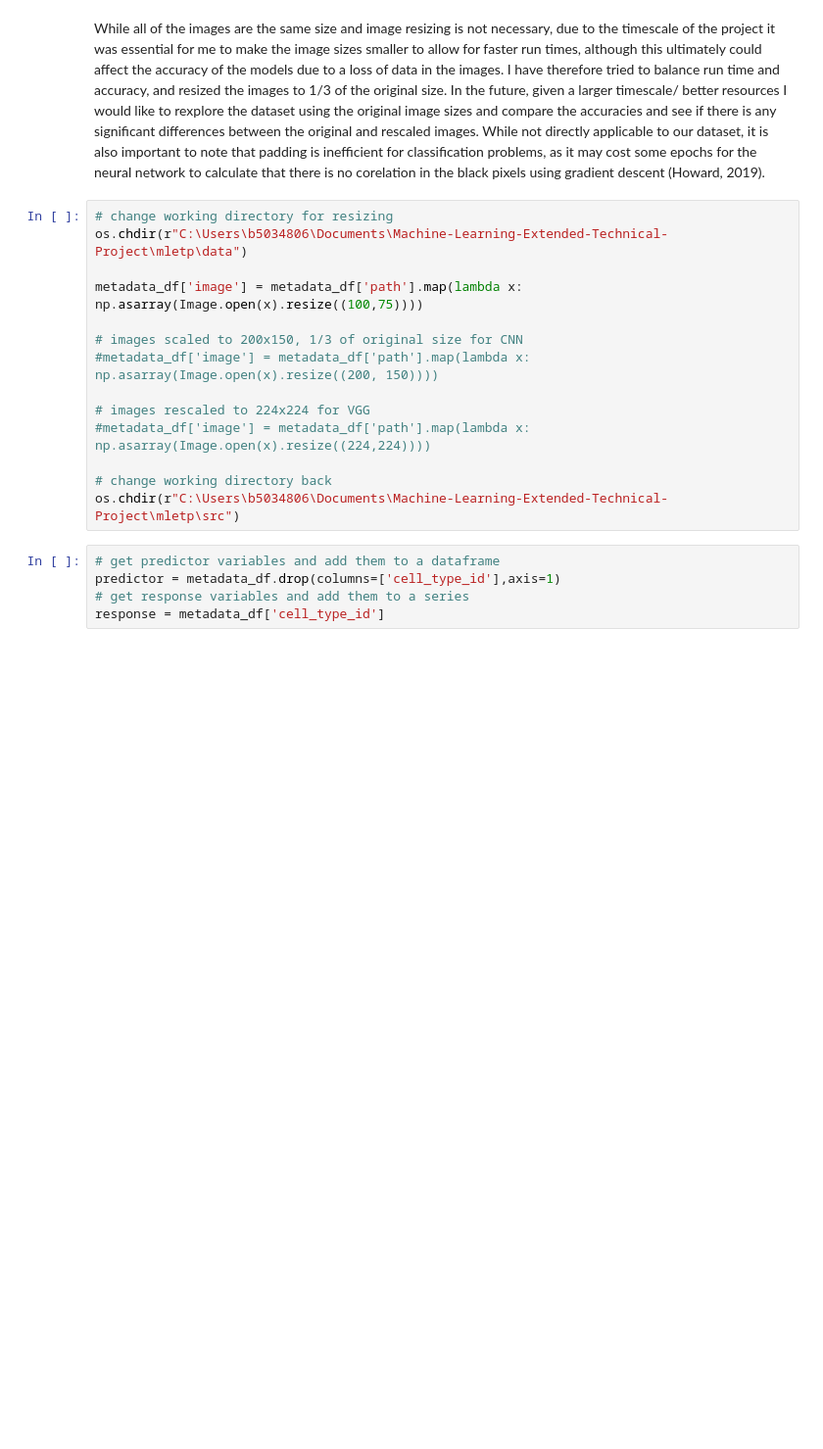
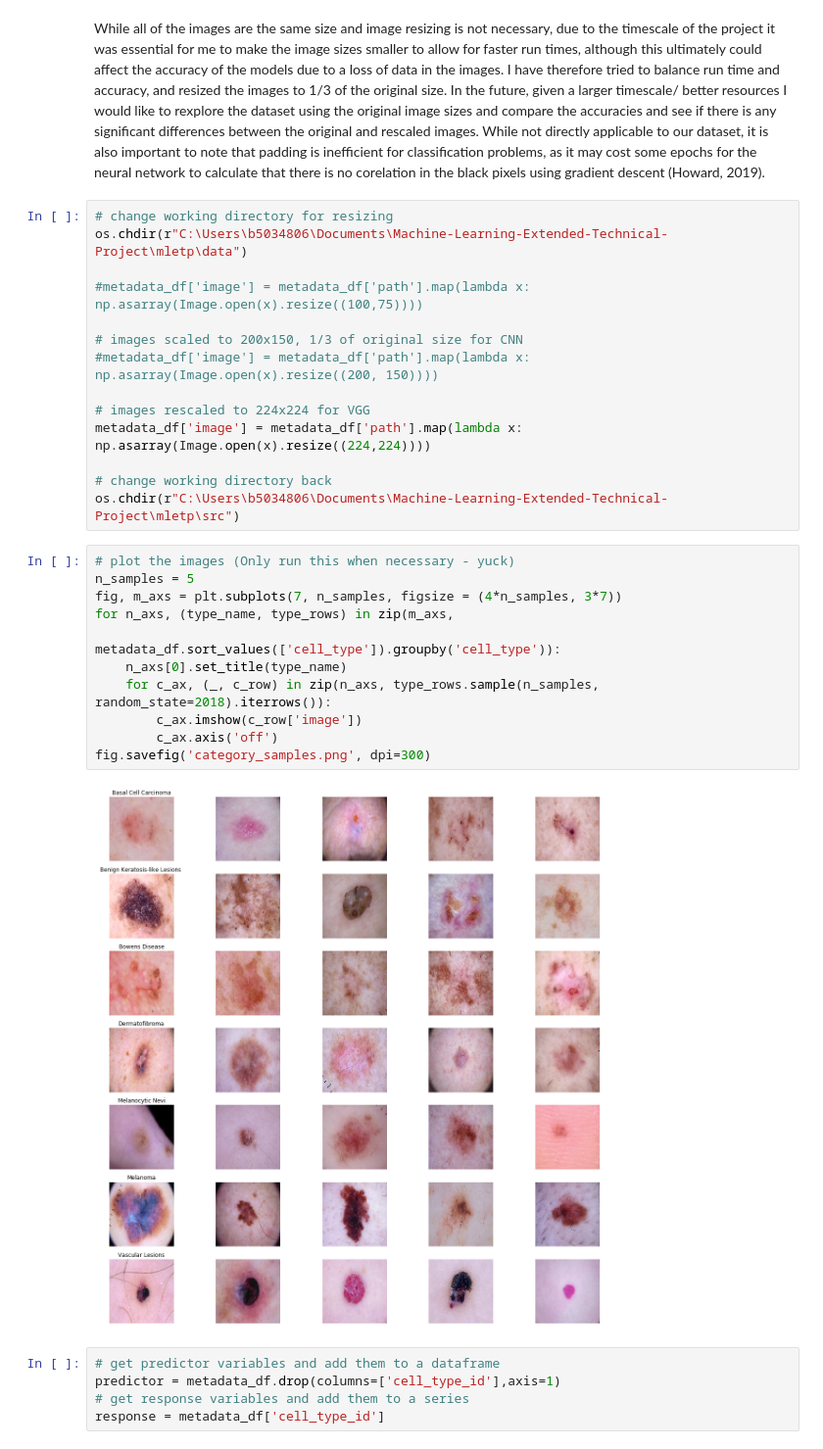
Before and after one commit to b-scott/Machine-Learning-Extended-Technical-Project, a Jupyter notebook: mletp/src/MachineLearningCode.ipynb, the cells around one changed output. Shown at 98% size. Drawn from its saved outputs; the diff is of its cells as text; blank space fills up the shorter version.

```diff
--- a/mletp/src/MachineLearningCode.ipynb
+++ b/mletp/src/MachineLearningCode.ipynb
@@ -270,16 +269,29 @@ plt.show()
 # change working directory for resizing
 os.chdir(r"C:\Users\b5034806\Documents\Machine-Learning-Extended-Technical-Project\mletp\data")
 
-metadata_df['image'] = metadata_df['path'].map(lambda x: np.asarray(Image.open(x).resize((100,75))))
+#metadata_df['image'] = metadata_df['path'].map(lambda x: np.asarray(Image.open(x).resize((100,75))))
 
 # images scaled to 200x150, 1/3 of original size for CNN
 #metadata_df['image'] = metadata_df['path'].map(lambda x: np.asarray(Image.open(x).resize((200, 150))))
 
 # images rescaled to 224x224 for VGG
-#metadata_df['image'] = metadata_df['path'].map(lambda x: np.asarray(Image.open(x).resize((224,224))))
+metadata_df['image'] = metadata_df['path'].map(lambda x: np.asarray(Image.open(x).resize((224,224))))
 
 # change working directory back
 os.chdir(r"C:\Users\b5034806\Documents\Machine-Learning-Extended-Technical-Project\mletp\src")
+# %%
+# plot the images (Only run this when necessary - yuck)
+n_samples = 5
+fig, m_axs = plt.subplots(7, n_samples, figsize = (4*n_samples, 3*7))
+for n_axs, (type_name, type_rows) in zip(m_axs,
+                                         metadata_df.sort_values(['cell_type']).groupby('cell_type')):
+    n_axs[0].set_title(type_name)
+    for c_ax, (_, c_row) in zip(n_axs, type_rows.sample(n_samples, random_state=2018).iterrows()):
+        c_ax.imshow(c_row['image'])
+        c_ax.axis('off')
+fig.savefig('category_samples.png', dpi=300)
+# %% [output]
+[figure, added]
 # %%
 # get predictor variables and add them to a dataframe
 predictor = metadata_df.drop(columns=['cell_type_id'],axis=1)
```
Also changed, not shown: parts of 27 cells of this notebook, 1 other file.
